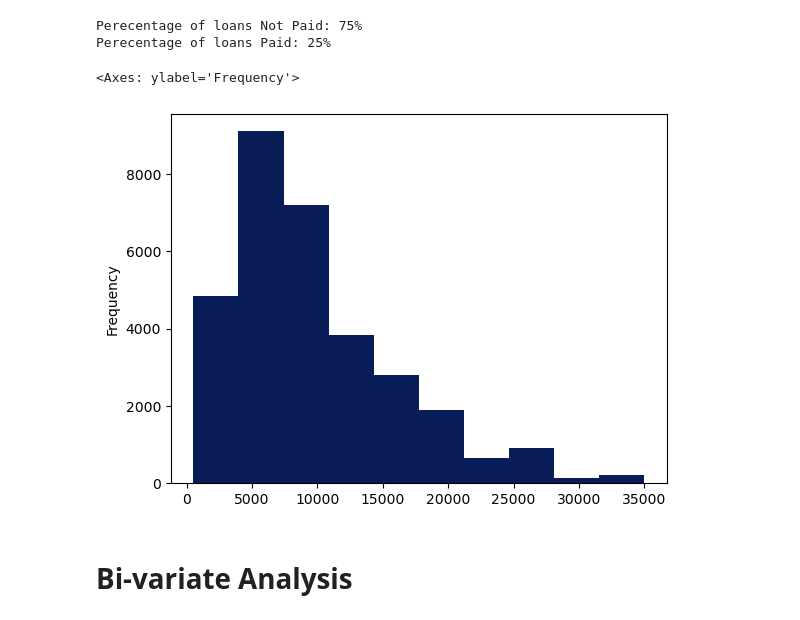
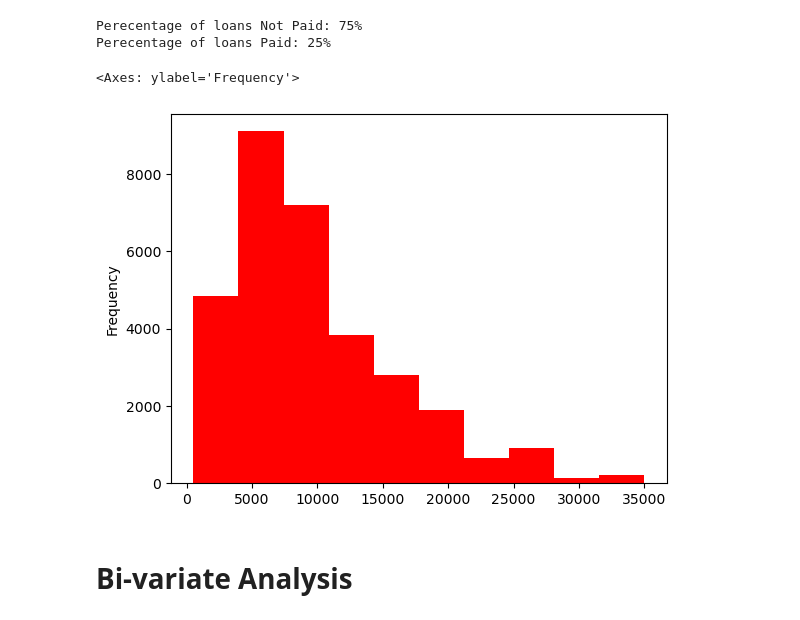
Before and after one commit to georgembugua00/credit_risk_classifier, a Jupyter notebook: notebook.ipynb, the cells around one changed output. Drawn from its saved outputs; the diff is of its cells as text; code cells hidden in the pictures.

```diff
--- a/notebook.ipynb
+++ b/notebook.ipynb
@@ -541,10 +543,10 @@ print(f"Perecentage of loans Paid: {loans_paid}%")
 Perecentage of loans Not Paid: 75%
 Perecentage of loans Paid: 25%
 # %%
-filtered_data['loan_amnt'].plot(kind='hist',colormap='r')
+filtered_data['loan_amnt'].plot(kind='hist',color='r')
 # %% [output]
 <Axes: ylabel='Frequency'>
-[figure, old version]
+[figure, new version]
 # %%
 # Analyze the Relationship between Loan Grade and Loan Intent
 loan_intent_grade = filtered_data.groupby(['Age Group']).agg(loan_grade_first=('loan_grade','first')).reset_index()
```
Also changed, not shown: parts of 48 cells of this notebook, 5 other files.
